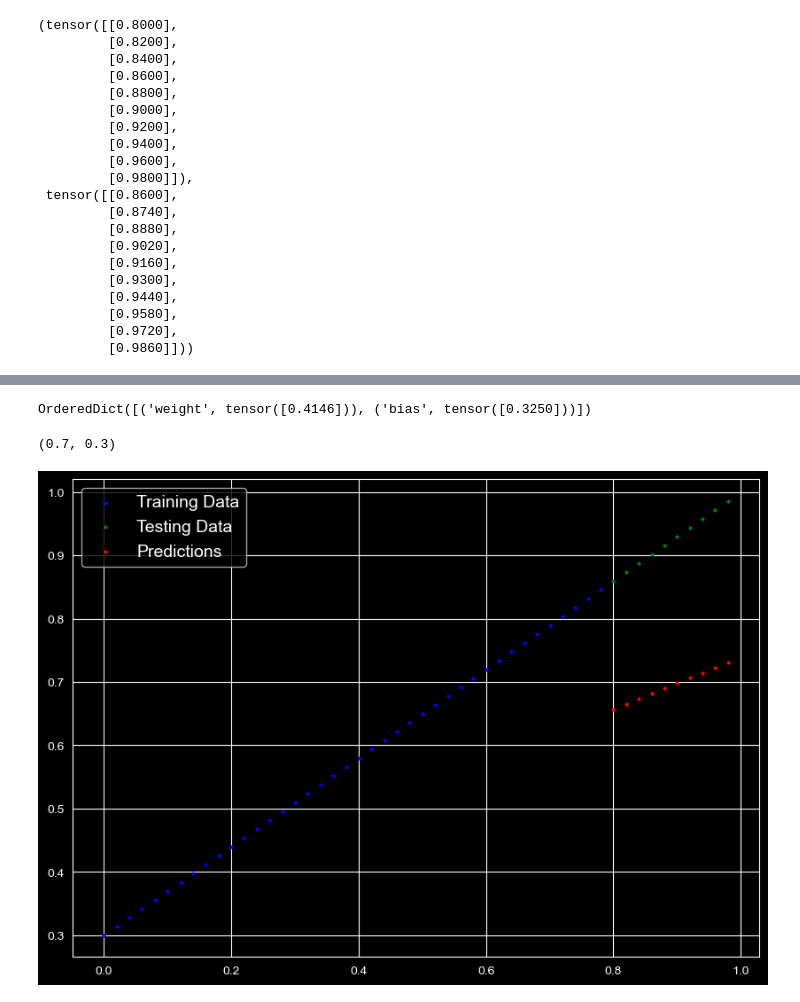
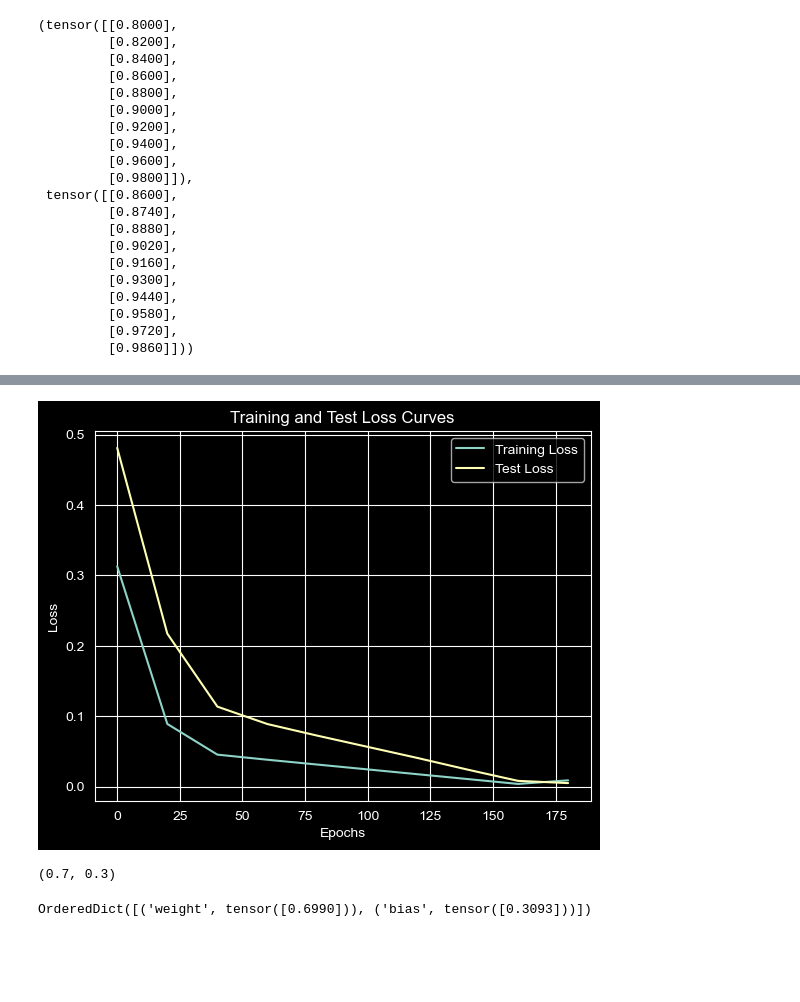
Before and after one commit to DinoKiller0607/My_Pytorch_Notes, a Jupyter notebook: 01_pytorch_workflow.ipynb, the cells around one changed output, grey strips where cells are left out. Drawn from its saved outputs; the diff is of its cells as text; code cells hidden in the pictures; blank space fills up the shorter version.

Commit message:
Create, Save, and Load PyTorch models 23-06-2026

```diff
--- a/01_pytorch_workflow.ipynb
+++ b/01_pytorch_workflow.ipynb
@@ -261,7 +264,7 @@ loss_fn = nn.L1Loss()
 
 # Set up an optimizer (stochastic gradient descent)
 optimizer = torch.optim.SGD(params=model_0.parameters(),    # we want to optimize the parameters in our model
-                            lr= 0.001)   # learning rate = possibly the most important hyperparameter you can set
+                            lr= 0.01)   # learning rate = possibly the most important hyperparameter you can set
 # %% [markdown]
 **FAQs regarding loss function:**
 
@@ -341,12 +377,0 @@ Epoch: 180, Loss: 0.1065
-# %%
-model_0.state_dict()
-# %% [output]
-OrderedDict([('weight', tensor([0.4146])), ('bias', tensor([0.3250]))])
-# %%
-weight, bias
-# %% [output]
-(0.7, 0.3)
-# %%
-plot_prediction(predictions=y_pred.detach().numpy())
-# %% [output]
-[figure, removed]
@@ -352,0 +381,23 @@ plot_prediction(predictions=y_pred.detach().numpy())
+# %%
+import numpy as np
+# Plot the loss values
+plt.plot(epoch_count,
+         np.array(torch.tensor(train_loss_values).detach().cpu().numpy()),
+         label="Training Loss"),
+plt.plot(epoch_count,
+         np.array(torch.tensor(test_loss_values).detach().cpu().numpy()),
+         label="Test Loss"),
+plt.title("Training and Test Loss Curves")
+plt.xlabel("Epochs"),
+plt.ylabel("Loss"),
+plt.legend();
+# %% [output]
+[figure, added]
+# %%
+weight, bias
+# %% [output]
+(0.7, 0.3)
+# %%
+model_0.state_dict()
+# %% [output]
+OrderedDict([('weight', tensor([0.6990])), ('bias', tensor([0.3093]))])
```
Also changed, not shown: parts of 18 cells of this notebook, 1 other file.
